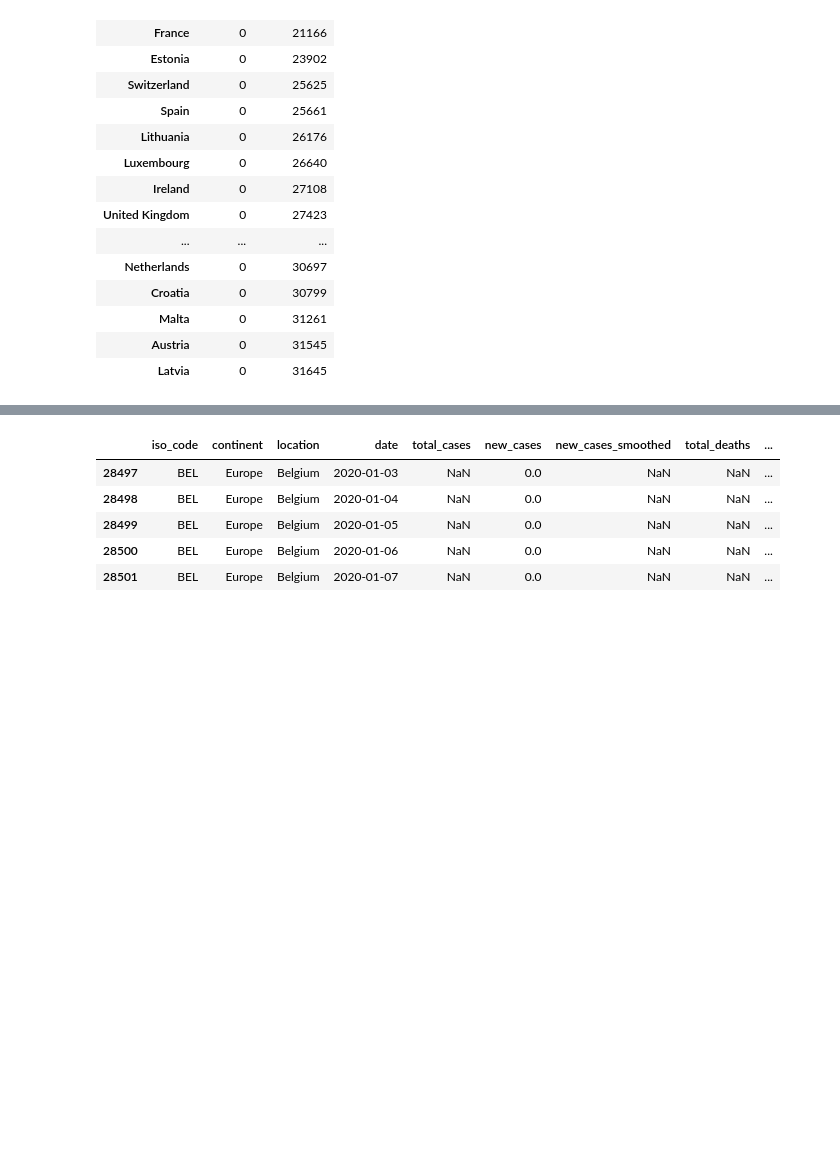
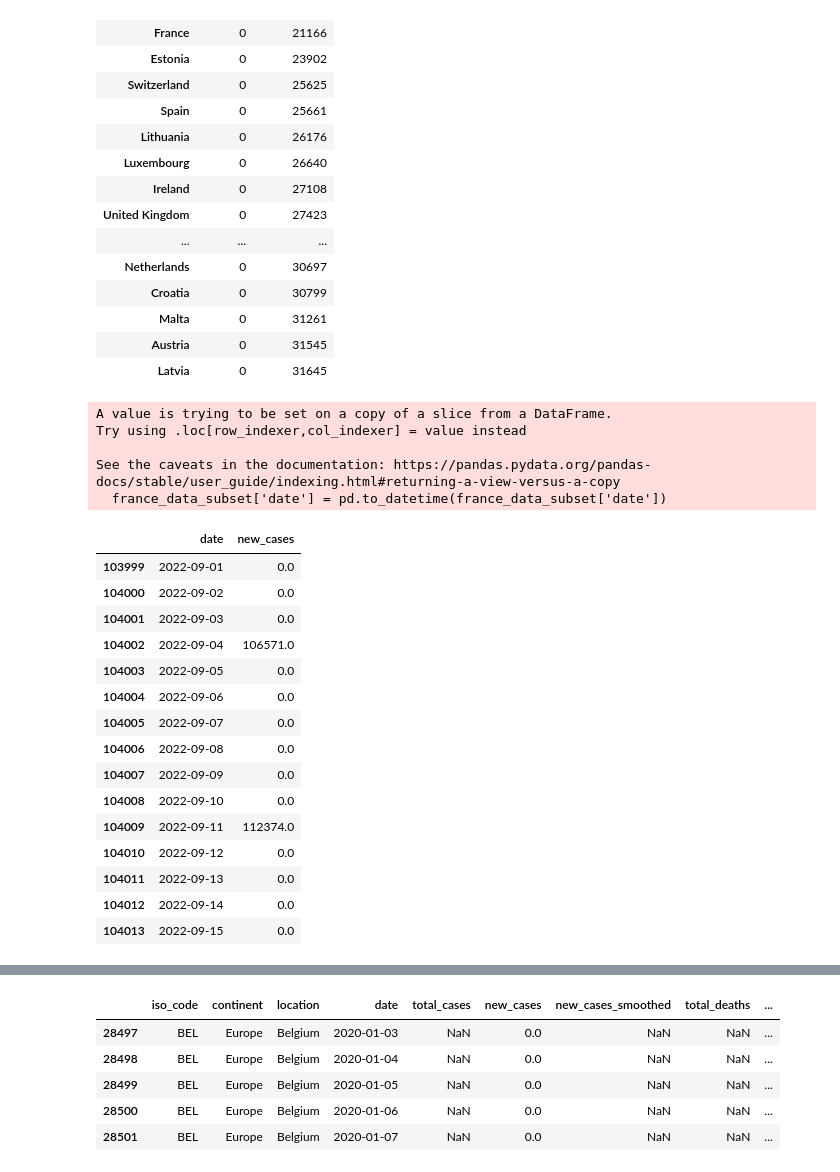
Before and after one commit to FYEH779/Stat-390-Project, a Jupyter notebook: DataPrepTenCountries.ipynb, the cells around one changed output, grey strips where cells are left out. Saved outputs shown, nothing was run; the diff lists cells and outputs as text; code cells hidden in the pictures; blank space fills up the shorter version.

```diff
--- a/DataPrepTenCountries.ipynb
+++ b/DataPrepTenCountries.ipynb
@@ -105,3 +105,32 @@ missing_total_by_location.head(20)
 | Malta | 0 | 31261 |
 | Austria | 0 | 31545 |
 | Latvia | 0 | 31645 |
+# %%
+# confirm that countries reported weekly
+france_data_subset = data[data['location'] == "France"]
+france_data_subset['date'] = pd.to_datetime(france_data_subset['date'])
+france_data_subset = france_data_subset[(france_data_subset['date'] >= '2022-09-01') & (france_data_subset['date'] <= '2022-10-01')]
+france_data_subset = france_data_subset[['date', 'new_cases']]
+france_data_subset.head(15)
+# %% [output]
+A value is trying to be set on a copy of a slice from a DataFrame.
+Try using .loc[row_indexer,col_indexer] = value instead
+
+See the caveats in the documentation: https://pandas.pydata.org/pandas-docs/stable/user_guide/indexing.html#returning-a-view-versus-a-copy
+  france_data_subset['date'] = pd.to_datetime(france_data_subset['date'])
+|  | date | new_cases |
+| 103999 | 2022-09-01 | 0.0 |
+| 104000 | 2022-09-02 | 0.0 |
+| 104001 | 2022-09-03 | 0.0 |
+| 104002 | 2022-09-04 | 106571.0 |
+| 104003 | 2022-09-05 | 0.0 |
+| 104004 | 2022-09-06 | 0.0 |
+| 104005 | 2022-09-07 | 0.0 |
+| 104006 | 2022-09-08 | 0.0 |
+| 104007 | 2022-09-09 | 0.0 |
+| 104008 | 2022-09-10 | 0.0 |
+| 104009 | 2022-09-11 | 112374.0 |
+| 104010 | 2022-09-12 | 0.0 |
+| 104011 | 2022-09-13 | 0.0 |
+| 104012 | 2022-09-14 | 0.0 |
+| 104013 | 2022-09-15 | 0.0 |
```
Also changed, not shown: parts of 28 cells of this notebook, 1 other file.
